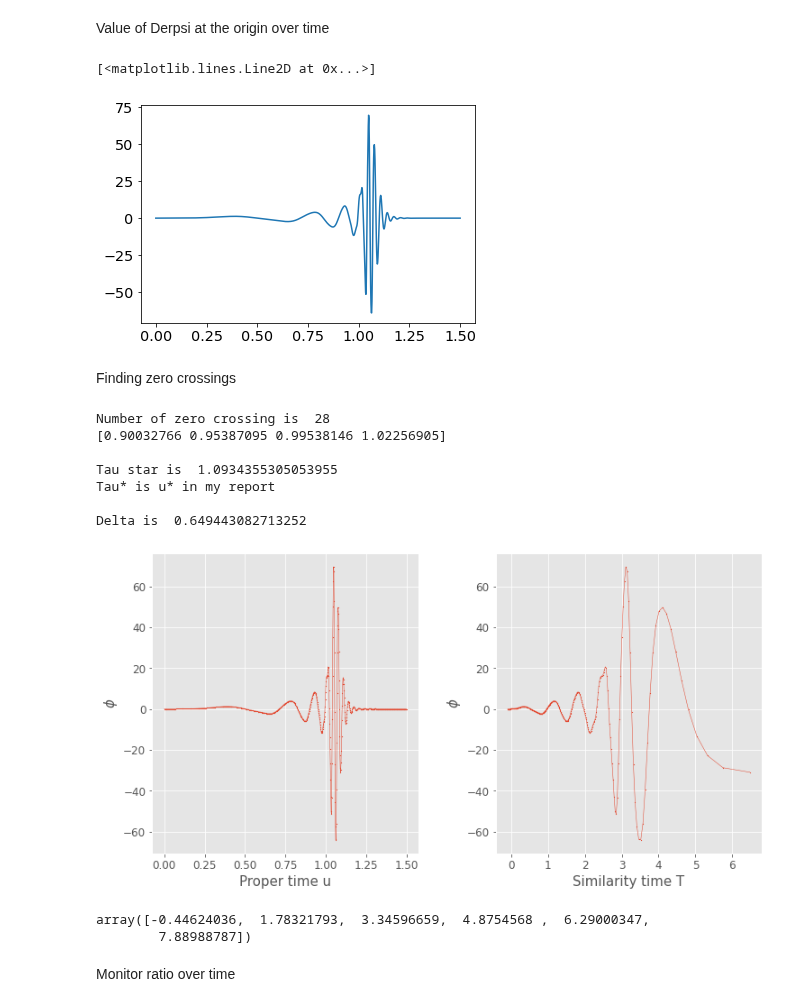
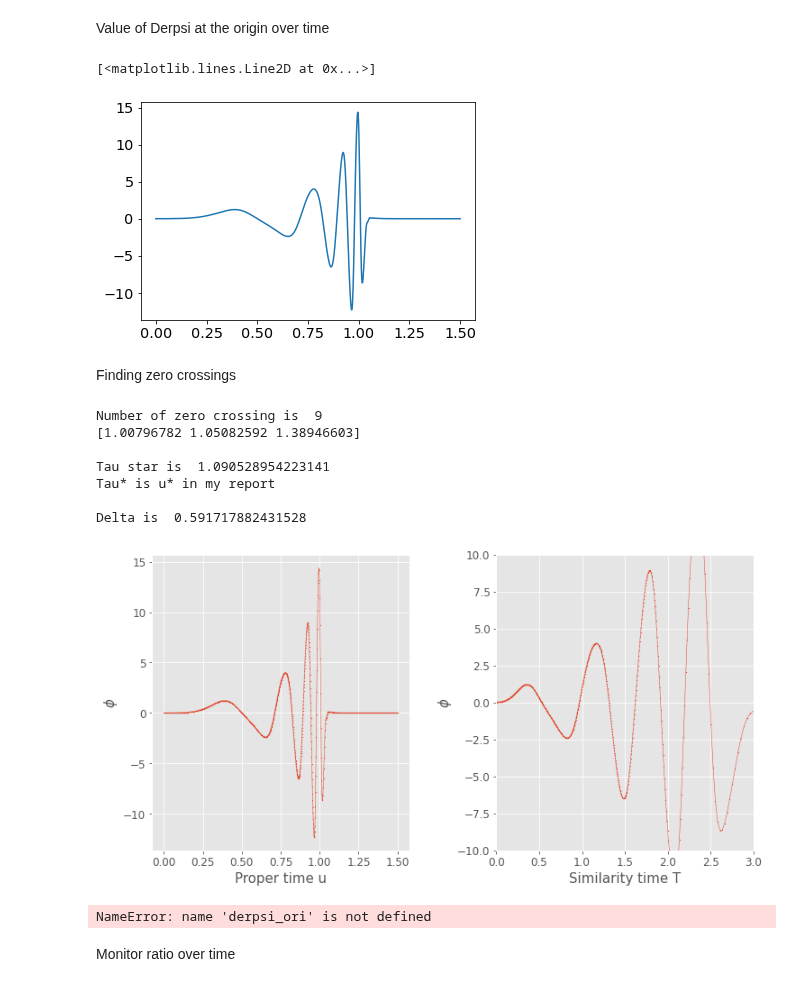
Before and after one commit to rita-png/gravitational-collapse, a Jupyter notebook: TMYangMills/PostProcessing.ipynb, the cells around one changed output. Drawn from its saved outputs; the diff is of its cells as text; code cells hidden in the pictures.

```diff
--- a/TMYangMills/PostProcessing.ipynb
+++ b/TMYangMills/PostProcessing.ipynb
@@ -53,7 +53,7 @@ derderxi_ori=[]
 for var in vars:
 
     #dir = "/home/rita13santos/Desktop/MSc Thesis/Git/TMYangMills/DATA/muninnDATA/res1/{}.txt".format(var)
-    dir = "/home/rita13santos/Desktop/run47/{}.txt".format(var)
+    dir = "/home/rita13santos/Desktop/run12/{}.txt".format(var)
 
 
     print(dir)
@@ -161,7 +161,7 @@ Value of Derpsi at the origin over time
 plt.plot(time, derderxi_ori)
 # %% [output]
 [<matplotlib.lines.Line2D at 0x...>]
-[figure, old version]
+[figure, new version]
 # %% [markdown]
 Finding zero crossings
 # %%
@@ -181,13 +181,13 @@ print("Tau* is u* in my report")
 Delta=2*math.log((tau_star-roots[k])/(tau_star-roots[k+1]))
 print("\nDelta is ", Delta)
 # %% [output]
-Number of zero crossing is  28
-[0.90032766 0.95387095 0.99538146 1.02256905]
+Number of zero crossing is  9
+[1.00796782 1.05082592 1.38946603]
 
-Tau star is  1.0934355305053955
+Tau star is  1.090528954223141
 Tau* is u* in my report
 
-Delta is  0.649443082713252
+Delta is  0.591717882431528
 # %%
 Delta=0.6
 # %%
@@ -201,26 +201,27 @@ for x in time:
 # %%
 with plt.style.context('ggplot'):
     """plt.rcParams.update({'font.size': 12})
     plt.rcParams["figure.figsize"] = (7,5)"""
     fig, (ax1, ax2) = plt.subplots(1, 2,figsize=(11, 6))
 
     ax1.plot(time,derderxi_ori,linewidth=0.5)
     ax1.scatter(time,derderxi_ori,s=0.5)
     ax1.set_xlabel("Proper time u",fontsize=15)
     ax1.set_ylabel("$\phi$",fontsize=15)
-    #ax2.set_xlim([0.62,0.66])
+    ax2.set_xlim([0.,3])
+    ax2.set_ylim([-10,10])
 
     ax2.plot(adapt_time,derderxi_ori[0:len(adapt_time)],linewidth=0.5)
     ax2.scatter(adapt_time,derderxi_ori[0:len(adapt_time)],s=0.5)
     ax2.set_xlabel("Similarity time T",fontsize=15)
     ax2.set_ylabel("$\phi$",fontsize=15)
     fig.tight_layout(pad=3.0)
 
     plt.savefig("myImagePDF.pdf", format="pdf", bbox_inches="tight")
 
     plt.show()
 # %% [output]
-[figure, old version]
+[figure, new version]
 # %%
 from scipy.interpolate import UnivariateSpline
 
@@ -230,8 +231,7 @@ roots=spl.roots()
 len(roots)
 roots
 # %% [output]
-array([-0.44624036,  1.78321793,  3.34596659,  4.8754568 ,  6.29000347,
-        7.88988787])
+NameError: name 'derpsi_ori' is not defined
 # %% [markdown]
 Monitor ratio over time
 # %%
```
Also changed, not shown: parts of 4 cells of this notebook, 4 other files.
